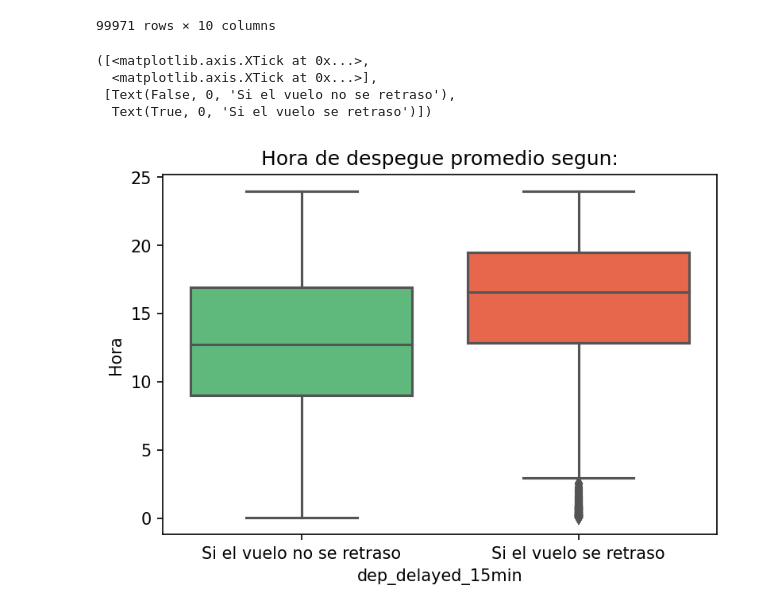
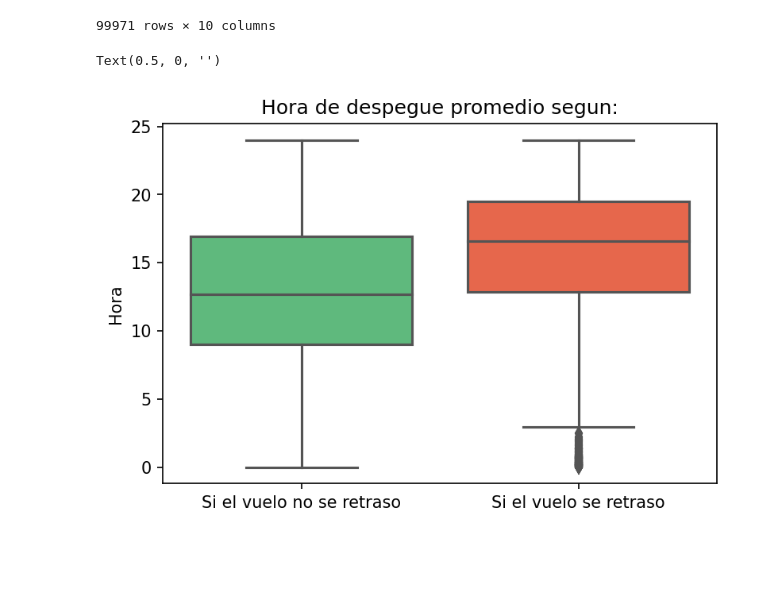
Before and after one commit to jmalvarez97/orgaDatos-tp1-pandas, a Jupyter notebook: Parte 2/barhPlot-boxPlot.ipynb, the cells around one changed output. Drawn from its saved outputs; the diff is of its cells as text; code cells hidden in the pictures; blank space fills up the shorter version.

```diff
--- a/Parte 2/barhPlot-boxPlot.ipynb
+++ b/Parte 2/barhPlot-boxPlot.ipynb
@@ -163,13 +163,10 @@ df
 # %%
 fig = plt.figure(dpi=150)
 fig.patch.set_facecolor('xkcd:white')
 plt.title("Hora de despegue promedio segun:")
 sns.boxplot( x=df["dep_delayed_15min"], y=df["Hora"], palette=["#50C878","#FF5733"]);
 plt.xticks(ticks=[False,True], labels=["Si el vuelo no se retraso", "Si el vuelo se retraso"])
-#plt.xlabel("¿Se Retraso?")
+plt.xlabel("")
 # %% [output]
-([<matplotlib.axis.XTick at 0x...>,
-  <matplotlib.axis.XTick at 0x...>],
- [Text(False, 0, 'Si el vuelo no se retraso'),
-  Text(True, 0, 'Si el vuelo se retraso')])
+Text(0.5, 0, '')
-[figure, old version]
+[figure, new version]
```
